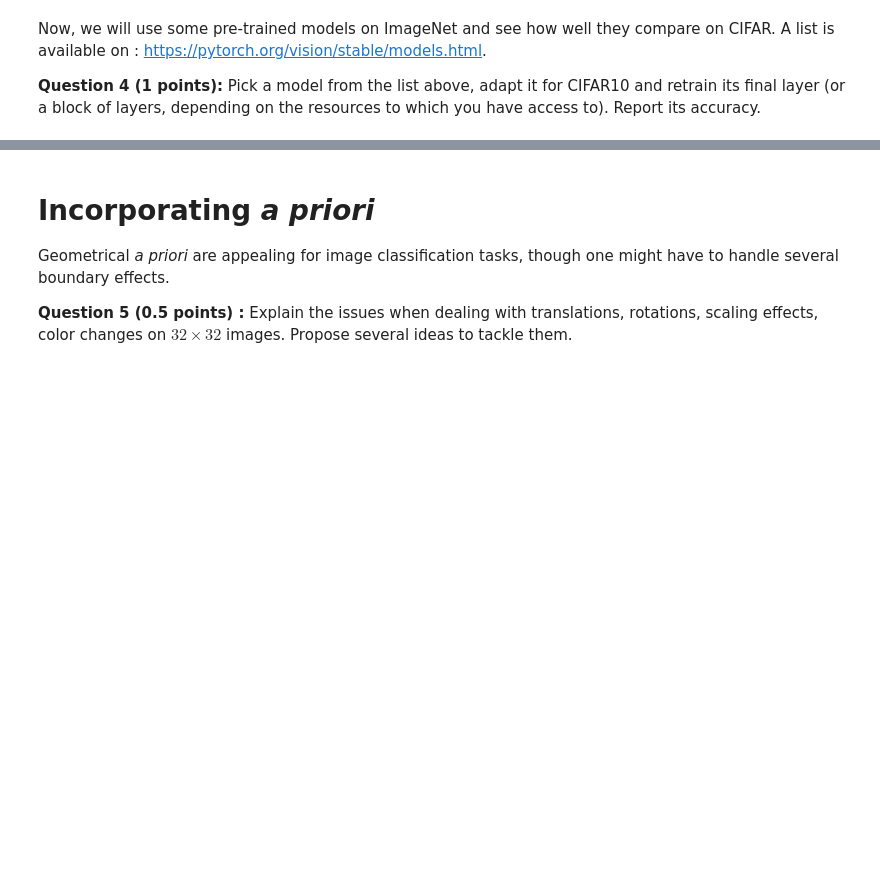
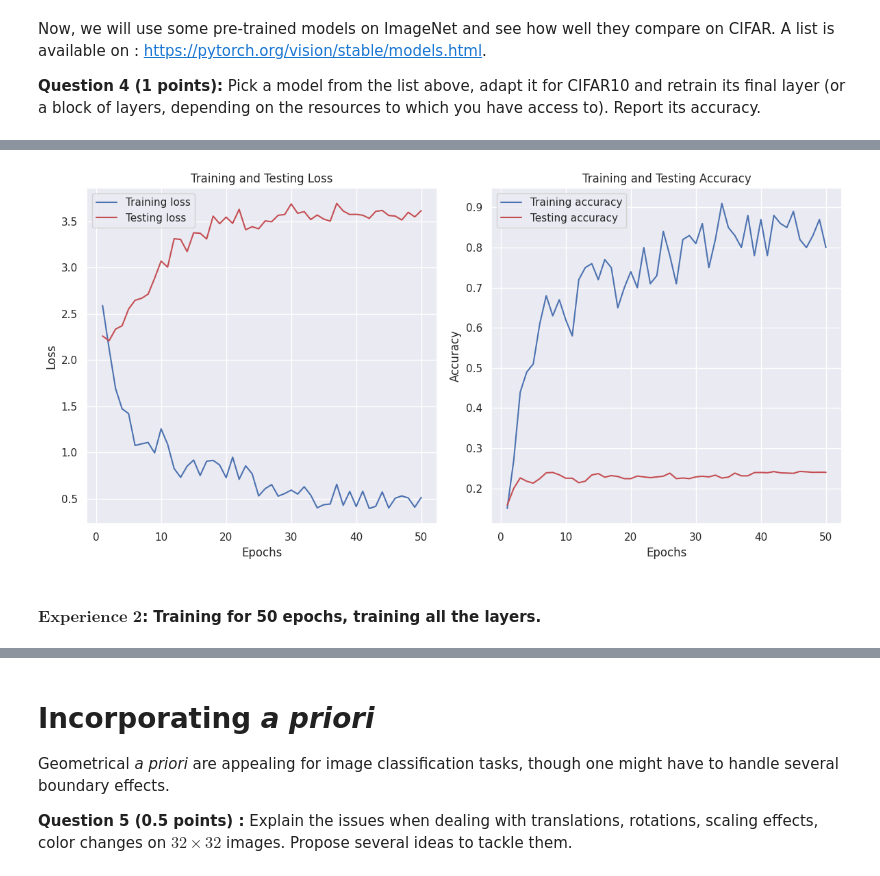
Before and after one commit to BenjaminisCoding/DeepLearninginPractice, a Jupyter notebook: TP4_Transfer_Learning_and_Data_Augmentation.ipynb, the cells around one changed output, grey strips where cells are left out. Drawn from its saved outputs; the diff is of its cells as text; code cells hidden in the pictures; blank space fills up the shorter version.

```diff
--- a/TP4_Transfer_Learning_and_Data_Augmentation.ipynb
+++ b/TP4_Transfer_Learning_and_Data_Augmentation.ipynb
@@ -219,17 +272,27 @@ __Question 4 (1 points):__ Pick a model from the list above, adapt it for CIFAR1
 # %%
-# we choose a resnet18 model, to be consistent
-
 model = torchvision.models.resnet18(weights='IMAGENET1K_V1').to(device)
 # adapt it to cifar
-model.fc = nn.Linear(512, 10).to(device)
+freeze_weights(model)
+
+model.fc = nn.Sequential(
+    nn.Linear(512,256),
+    nn.Linear(256,10)
+)
+
+### ensure the last layer is not freezed
+
+for layer in model.fc:
+    for param in layer.parameters():
+        param.requires_grad = True
+
+model.to(device)
 
 lr = 0.001
-max_epochs = 10
+max_epochs = 50
 
 optimizer = torch.optim.Adam(model.parameters(), lr=lr)
-scheduler = torch.optim.lr_scheduler.StepLR(optimizer, step_size=30, gamma=0.1)
+# scheduler = torch.optim.lr_scheduler.StepLR(optimizer, step_size=5, gamma=0.5)
+scheduler = torch.optim.lr_scheduler.ReduceLROnPlateau(optimizer, mode = 'max', factor=.5, patience = 10, min_lr = 1e-7)
 criterion = torch.nn.CrossEntropyLoss()
-losses, accuracies = train(model, train_dataloader, criterion, optimizer, device, epochs=max_epochs, scheduler=scheduler)
-test_loss, test_acc = test(model, test_dataloader, criterion, device)
-print(f'Test loss: {test_loss:.4f}, Test accuracy: {test_acc:.4f}')
+losses, accuracies, losses_test, accuracies_test = train(model, train_dataloader, test_dataloader, criterion, optimizer, device, epochs=max_epochs, scheduler=scheduler)
 # %% [output]
@@ -258,0 +345,6 @@ Test loss: 2.4491, Test accuracy: 0.2409
+# %%
+plot_metrics(losses, losses_test, accuracies, accuracies_test)
+# %% [output]
+[figure, added]
+# %% [markdown]
+#### $\textbf{Experience 2}$: Training for 50 epochs, training all the layers.
```
Also changed, not shown: parts of 34 cells of this notebook, 1 other file.
